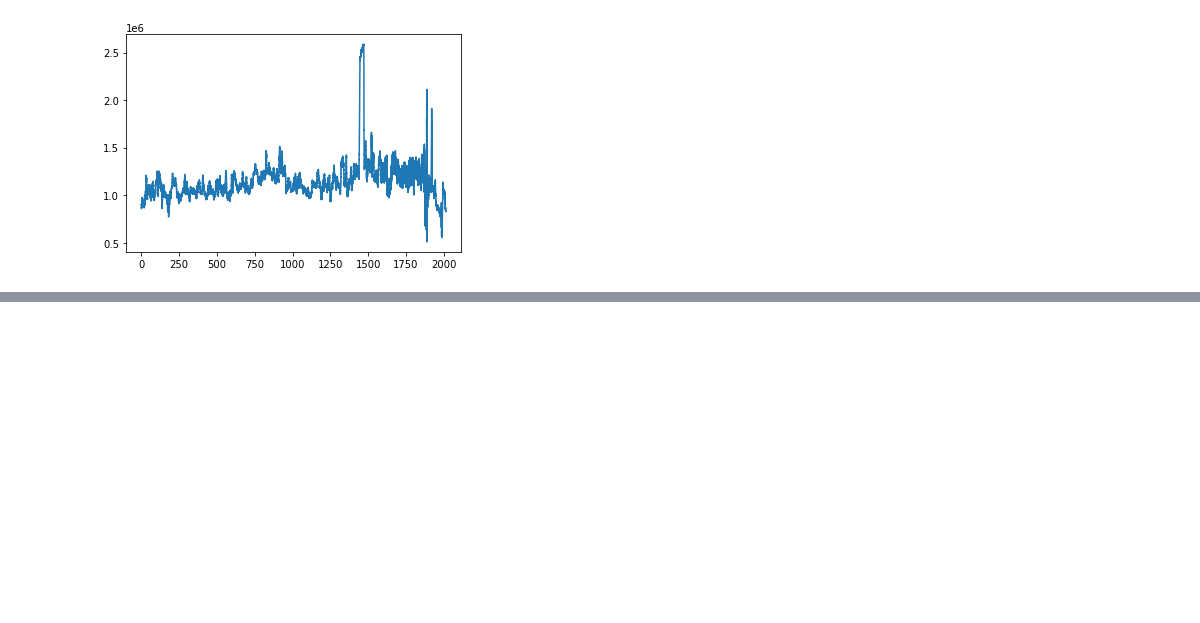
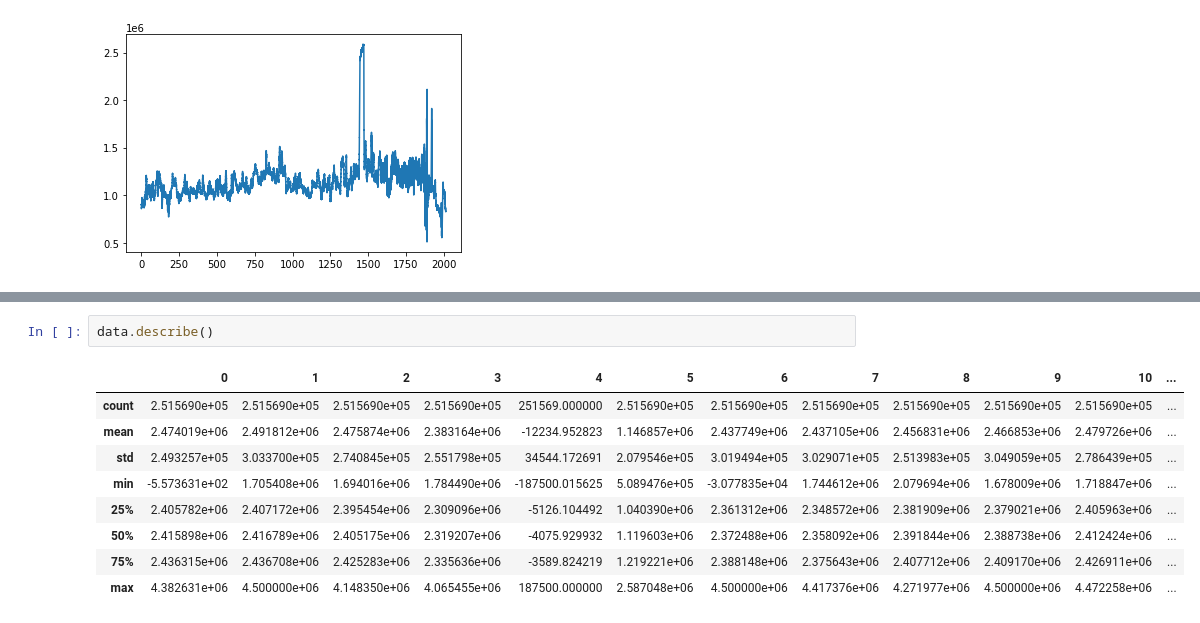
Before and after one commit to Afifa-Dar/GuiltEmotionDedection, a Jupyter notebook: plottingAishaChannlData.ipynb, the cells around one changed output, grey strips where cells are left out. Cells and saved outputs as stored; diff of their text form; blank space fills up the shorter version.

```diff
--- a/plottingAishaChannlData.ipynb
+++ b/plottingAishaChannlData.ipynb
@@ -77,0 +121,12 @@ plt.plot(y,x)
+# %%
+data.describe()
+# %% [output]
+|  | 0 | 1 | 2 | 3 | 4 | 5 | 6 | 7 | 8 | 9 | 10 | ... |
+| count | 2.515690e+05 | 2.515690e+05 | 2.515690e+05 | 2.515690e+05 | 251569.000000 | 2.515690e+05 | 2.515690e+05 | 2.515690e+05 | 2.515690e+05 | 2.515690e+05 | 2.515690e+05 | ... |
+| mean | 2.474019e+06 | 2.491812e+06 | 2.475874e+06 | 2.383164e+06 | -12234.952823 | 1.146857e+06 | 2.437749e+06 | 2.437105e+06 | 2.456831e+06 | 2.466853e+06 | 2.479726e+06 | ... |
+| std | 2.493257e+05 | 3.033700e+05 | 2.740845e+05 | 2.551798e+05 | 34544.172691 | 2.079546e+05 | 3.019494e+05 | 3.029071e+05 | 2.513983e+05 | 3.049059e+05 | 2.786439e+05 | ... |
+| min | -5.573631e+02 | 1.705408e+06 | 1.694016e+06 | 1.784490e+06 | -187500.015625 | 5.089476e+05 | -3.077835e+04 | 1.744612e+06 | 2.079694e+06 | 1.678009e+06 | 1.718847e+06 | ... |
+| 25% | 2.405782e+06 | 2.407172e+06 | 2.395454e+06 | 2.309096e+06 | -5126.104492 | 1.040390e+06 | 2.361312e+06 | 2.348572e+06 | 2.381909e+06 | 2.379021e+06 | 2.405963e+06 | ... |
+| 50% | 2.415898e+06 | 2.416789e+06 | 2.405175e+06 | 2.319207e+06 | -4075.929932 | 1.119603e+06 | 2.372488e+06 | 2.358092e+06 | 2.391844e+06 | 2.388738e+06 | 2.412424e+06 | ... |
+| 75% | 2.436315e+06 | 2.436708e+06 | 2.425283e+06 | 2.335636e+06 | -3589.824219 | 1.219221e+06 | 2.388148e+06 | 2.375643e+06 | 2.407712e+06 | 2.409170e+06 | 2.426911e+06 | ... |
+| max | 4.382631e+06 | 4.500000e+06 | 4.148350e+06 | 4.065455e+06 | 187500.000000 | 2.587048e+06 | 4.500000e+06 | 4.417376e+06 | 4.271977e+06 | 4.500000e+06 | 4.472258e+06 | ... |
```
Also changed, not shown: parts of 6 cells of this notebook, 10 other files.
